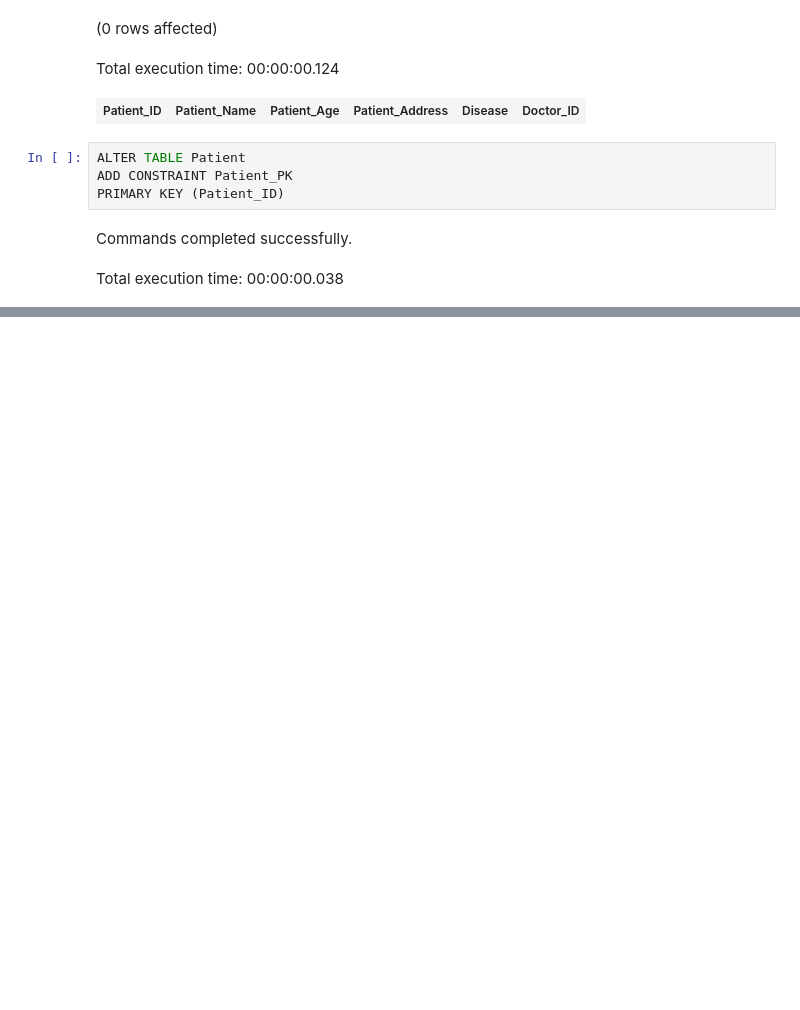
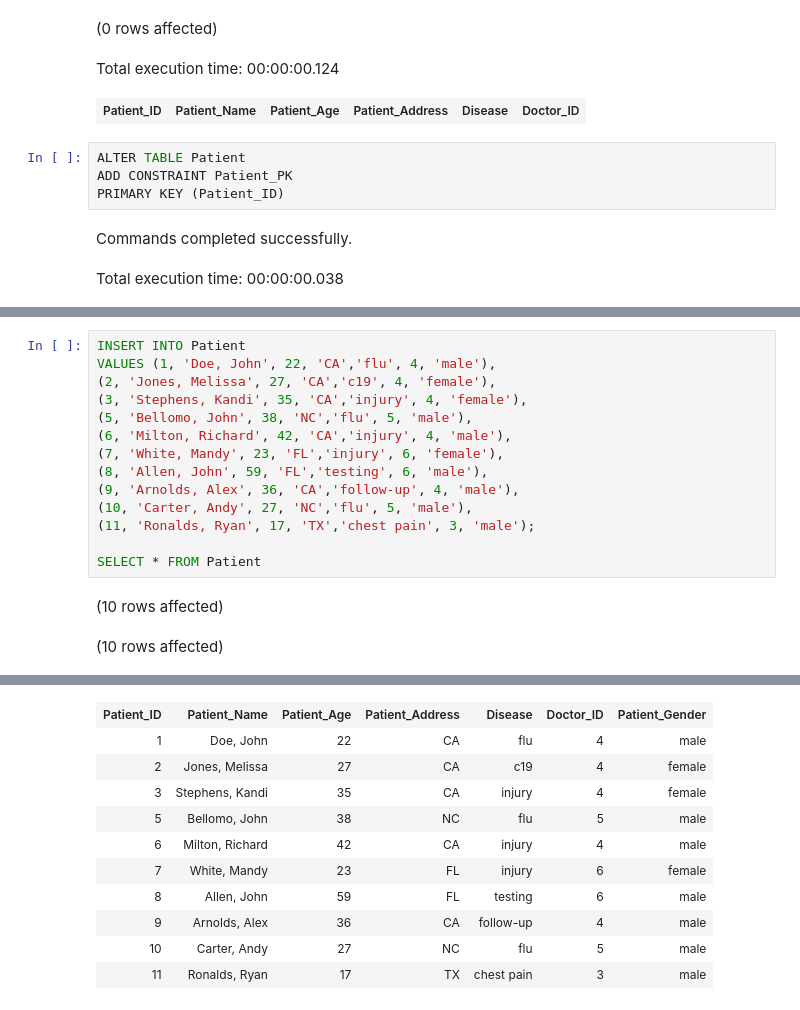
Before and after one commit to lagelicalloyd/MS-SQL-Server-Database-Management, a Jupyter notebook: Hospital Management Database.ipynb, the cells around one changed output, grey strips where cells are left out. Saved outputs shown, nothing was run; the diff lists cells and outputs as text; blank space fills up the shorter version.

```diff
--- a/Hospital Management Database.ipynb
+++ b/Hospital Management Database.ipynb
@@ -61,0 +153,17 @@ CREATE TABLE R
+# %%
+INSERT INTO Patient
+VALUES (1, 'Doe, John', 22, 'CA','flu', 4, 'male'),
+(2, 'Jones, Melissa', 27, 'CA','c19', 4, 'female'),
+(3, 'Stephens, Kandi', 35, 'CA','injury', 4, 'female'),
+(5, 'Bellomo, John', 38, 'NC','flu', 5, 'male'),
+(6, 'Milton, Richard', 42, 'CA','injury', 4, 'male'),
+(7, 'White, Mandy', 23, 'FL','injury', 6, 'female'),
+(8, 'Allen, John', 59, 'FL','testing', 6, 'male'),
+(9, 'Arnolds, Alex', 36, 'CA','follow-up', 4, 'male'),
+(10, 'Carter, Andy', 27, 'NC','flu', 5, 'male'),
+(11, 'Ronalds, Ryan', 17, 'TX','chest pain', 3, 'male');
+
+SELECT * FROM Patient
+# %% [output]
+(10 rows affected)
+(10 rows affected)
@@ -61,0 +171,11 @@ CREATE TABLE R
+| Patient_ID | Patient_Name | Patient_Age | Patient_Address | Disease | Doctor_ID | Patient_Gender |
+| 1 | Doe, John | 22 | CA | flu | 4 | male |
+| 2 | Jones, Melissa | 27 | CA | c19 | 4 | female |
+| 3 | Stephens, Kandi | 35 | CA | injury | 4 | female |
+| 5 | Bellomo, John | 38 | NC | flu | 5 | male |
+| 6 | Milton, Richard | 42 | CA | injury | 4 | male |
+| 7 | White, Mandy | 23 | FL | injury | 6 | female |
+| 8 | Allen, John | 59 | FL | testing | 6 | male |
+| 9 | Arnolds, Alex | 36 | CA | follow-up | 4 | male |
+| 10 | Carter, Andy | 27 | NC | flu | 5 | male |
+| 11 | Ronalds, Ryan | 17 | TX | chest pain | 3 | male |
```
Also changed, not shown: parts of 20 cells of this notebook.
